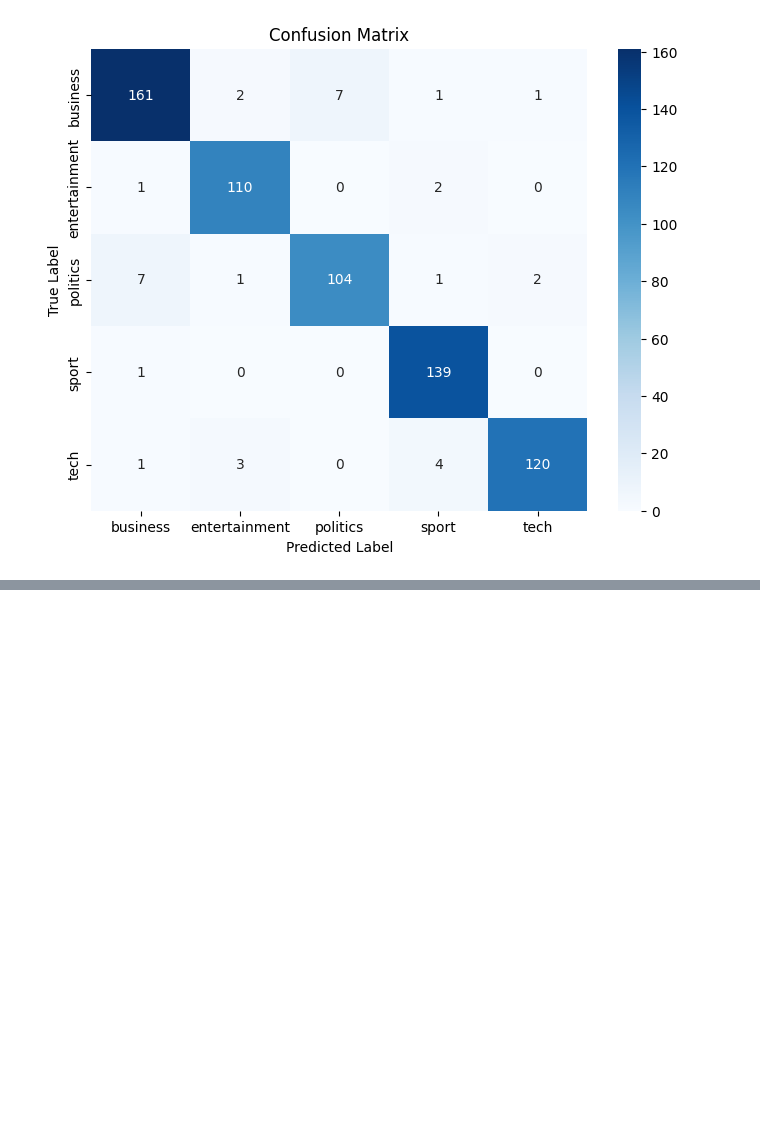
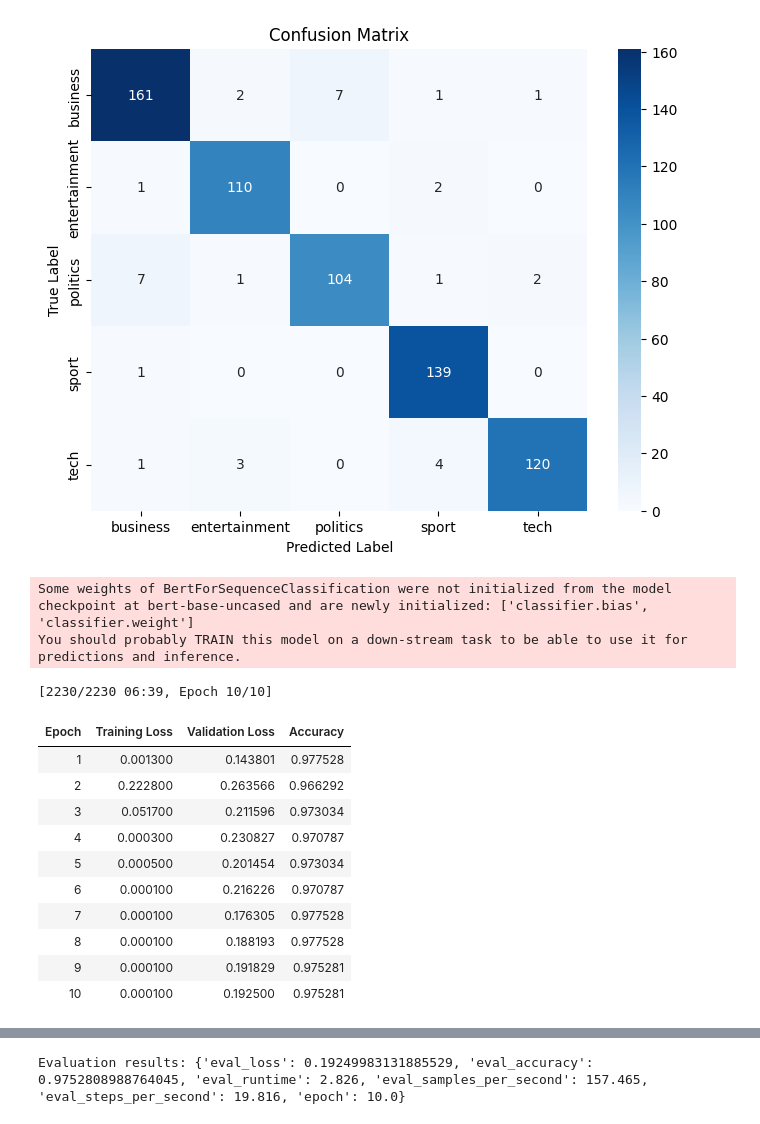
Before and after one commit to AI-Studio-News-Copilot/microsoft-news-copilot, a Jupyter notebook: data-prep.ipynb, the cells around one changed output, grey strips where cells are left out. Saved outputs shown, nothing was run; the diff lists cells and outputs as text; code cells hidden in the pictures; blank space fills up the shorter version.

```diff
--- a/data-prep.ipynb
+++ b/data-prep.ipynb
@@ -429,0 +454,47 @@ entertainment       0.95      0.97      0.96       113
+# %%
+model = BertForSequenceClassification.from_pretrained('bert-base-uncased', num_labels=len(label2id))
+# %% [output]
+Some weights of BertForSequenceClassification were not initialized from the model checkpoint at bert-base-uncased and are newly initialized: ['classifier.bias', 'classifier.weight']
+You should probably TRAIN this model on a down-stream task to be able to use it for predictions and inference.
+# %%
+# arguments for the BERT model
+training_args = TrainingArguments(
+    output_dir='./results',
+    num_train_epochs=10,
+    per_device_train_batch_size=8,
+    per_device_eval_batch_size=8,
+    warmup_steps=500,
+    weight_decay=0.01,
+    logging_dir='./logs',
+    logging_steps=10,
+    eval_strategy='epoch',
+)
+
+# train the model
+trainer = Trainer(
+    model=model,
+    args=training_args,
+    train_dataset=train_dataset,
+    eval_dataset=test_dataset,
+    compute_metrics=lambda p: {
+        'accuracy': accuracy_score(p.predictions.argmax(-1), p.label_ids)
+    },
+)
+# %%
+trainer.train()
+results = trainer.evaluate()
+
+print(f"Evaluation results: {results}")
+# %% [output]
+[2230/2230 06:39, Epoch 10/10]
+| Epoch | Training Loss | Validation Loss | Accuracy |
+| 1 | 0.001300 | 0.143801 | 0.977528 |
+| 2 | 0.222800 | 0.263566 | 0.966292 |
+| 3 | 0.051700 | 0.211596 | 0.973034 |
+| 4 | 0.000300 | 0.230827 | 0.970787 |
+| 5 | 0.000500 | 0.201454 | 0.973034 |
+| 6 | 0.000100 | 0.216226 | 0.970787 |
+| 7 | 0.000100 | 0.176305 | 0.977528 |
+| 8 | 0.000100 | 0.188193 | 0.977528 |
+| 9 | 0.000100 | 0.191829 | 0.975281 |
+| 10 | 0.000100 | 0.192500 | 0.975281 |
@@ -429,0 +502 @@ entertainment       0.95      0.97      0.96       113
+Evaluation results: {'eval_loss': 0.19249983131885529, 'eval_accuracy': 0.9752808988764045, 'eval_runtime': 2.826, 'eval_samples_per_second': 157.465, 'eval_steps_per_second': 19.816, 'epoch': 10.0}
```
Also changed, not shown: parts of 9 cells of this notebook.
